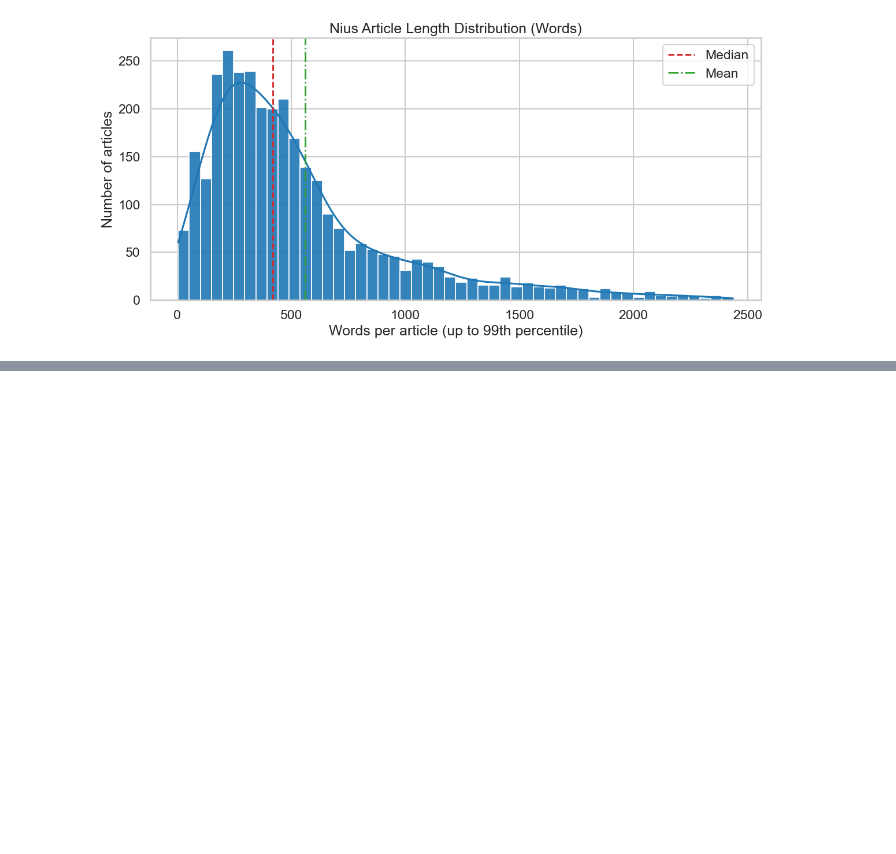
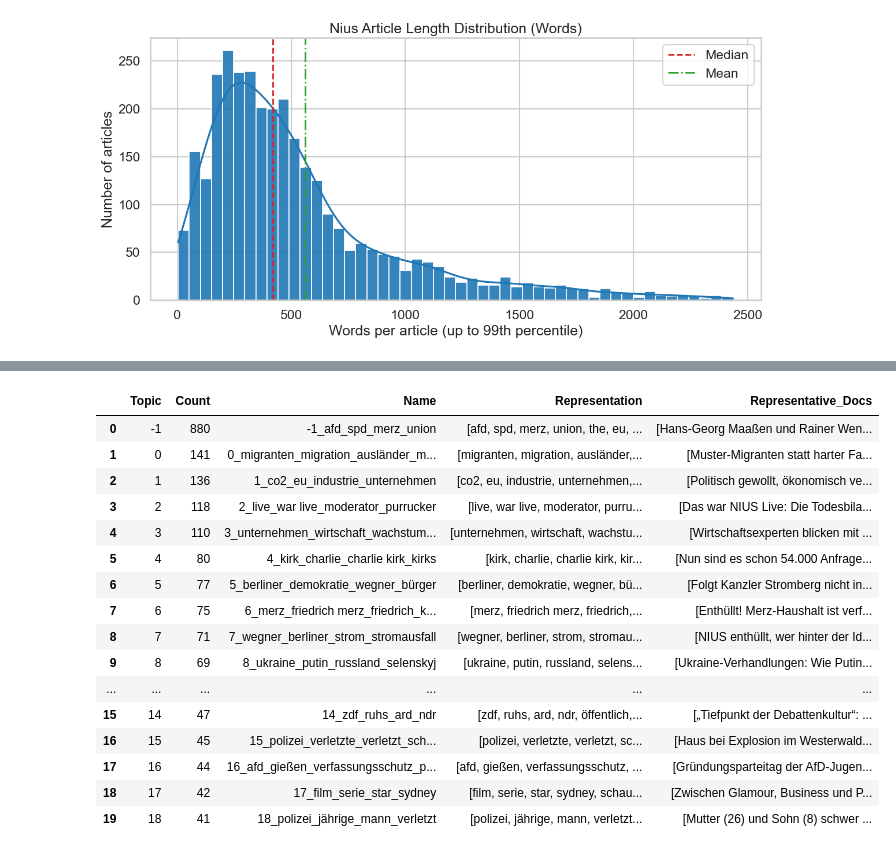
Before and after one commit to mattishaumann/Thesis, a Jupyter notebook: data preprocessing/03_Nius.ipynb, the cells around one changed output, grey strips where cells are left out. Saved outputs shown, nothing was run; the diff lists cells and outputs as text; code cells hidden in the pictures; blank space fills up the shorter version.

```diff
--- a/data preprocessing/03_Nius.ipynb
+++ b/data preprocessing/03_Nius.ipynb
@@ -165,7 +165,7 @@ df_clean.head()
 | 3 | Absage an Transideologie: Englisc... | ['Sport'] | 2025-05-01 | Redaktion | # Absage an Transideologie: Engli... | https://www.nius.de/sport/news/ab... |
 | 4 | Ex-Briten-Premier Tony Blair: Bis... | ['Politik'] | 2025-05-01 | Julius Böhm | # Ex-Briten-Premier Tony Blair: B... | https://www.nius.de/politik/news/... |
 # %%
-pd.set_option('display.max_colwidth', None)
+#pd.set_option('display.max_colwidth', None)
 df_clean.head(5)
 # %% [output]
 |  | title | categories | day | authors | article_text | url |
@@ -416,0 +465,21 @@ plt.show()
+# %%
+topic_info = result["topic_info"]
+topic_info.head(20)
+# %% [output]
+|  | Topic | Count | Name | Representation | Representative_Docs |
+| 0 | -1 | 880 | -1_afd_spd_merz_union | [afd, spd, merz, union, the, eu, ... | [Hans-Georg Maaßen und Rainer Wen... |
+| 1 | 0 | 141 | 0_migranten_migration_ausländer_m... | [migranten, migration, ausländer,... | [Muster-Migranten statt harter Fa... |
+| 2 | 1 | 136 | 1_co2_eu_industrie_unternehmen | [co2, eu, industrie, unternehmen,... | [Politisch gewollt, ökonomisch ve... |
+| 3 | 2 | 118 | 2_live_war live_moderator_purrucker | [live, war live, moderator, purru... | [Das war NIUS Live: Die Todesbila... |
+| 4 | 3 | 110 | 3_unternehmen_wirtschaft_wachstum... | [unternehmen, wirtschaft, wachstu... | [Wirtschaftsexperten blicken mit ... |
+| 5 | 4 | 80 | 4_kirk_charlie_charlie kirk_kirks | [kirk, charlie, charlie kirk, kir... | [Nun sind es schon 54.000 Anfrage... |
+| 6 | 5 | 77 | 5_berliner_demokratie_wegner_bürger | [berliner, demokratie, wegner, bü... | [Folgt Kanzler Stromberg nicht in... |
+| 7 | 6 | 75 | 6_merz_friedrich merz_friedrich_k... | [merz, friedrich merz, friedrich,... | [Enthüllt! Merz-Haushalt ist verf... |
+| 8 | 7 | 71 | 7_wegner_berliner_strom_stromausfall | [wegner, berliner, strom, stromau... | [NIUS enthüllt, wer hinter der Id... |
+| 9 | 8 | 69 | 8_ukraine_putin_russland_selenskyj | [ukraine, putin, russland, selens... | [Ukraine-Verhandlungen: Wie Putin... |
+| ... | ... | ... | ... | ... | ... |
+| 15 | 14 | 47 | 14_zdf_ruhs_ard_ndr | [zdf, ruhs, ard, ndr, öffentlich,... | [„Tiefpunkt der Debattenkultur“: ... |
+| 16 | 15 | 45 | 15_polizei_verletzte_verletzt_sch... | [polizei, verletzte, verletzt, sc... | [Haus bei Explosion im Westerwald... |
+| 17 | 16 | 44 | 16_afd_gießen_verfassungsschutz_p... | [afd, gießen, verfassungsschutz, ... | [Gründungsparteitag der AfD-Jugen... |
+| 18 | 17 | 42 | 17_film_serie_star_sydney | [film, serie, star, sydney, schau... | [Zwischen Glamour, Business und P... |
+| 19 | 18 | 41 | 18_polizei_jährige_mann_verletzt | [polizei, jährige, mann, verletzt... | [Mutter (26) und Sohn (8) schwer ... |
```
Also changed, not shown: parts of 10 cells of this notebook, 5 other files.
